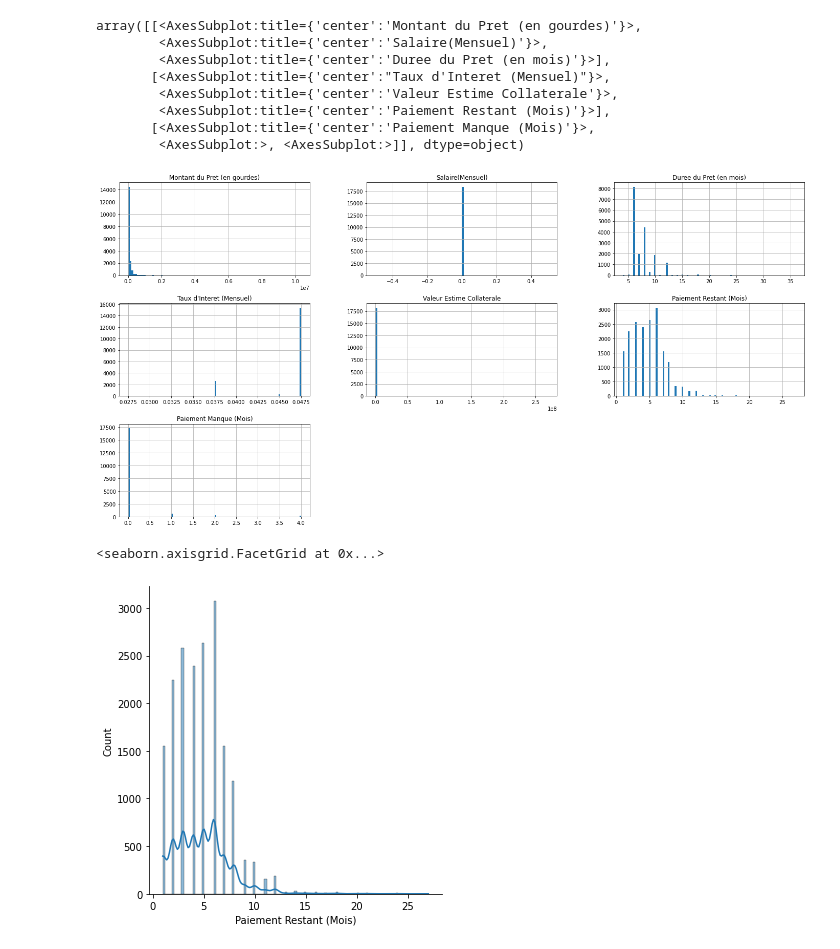
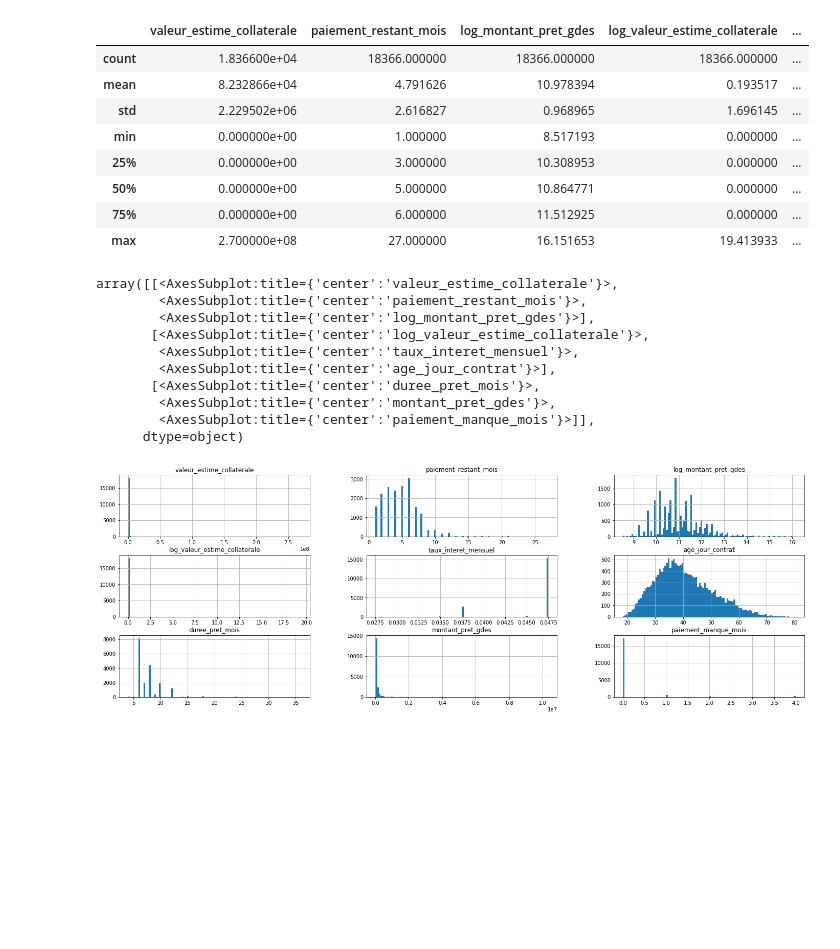
Before and after one commit to tipanverella/kiva-ayiti, a Jupyter notebook: acmeEDA.ipynb, the cells around one changed output. Saved outputs shown, nothing was run; the diff lists cells and outputs as text; code cells hidden in the pictures; blank space fills up the shorter version.

```diff
--- a/acmeEDA.ipynb
+++ b/acmeEDA.ipynb
@@ -42,0 +29,30 @@ dfacme.select_dtypes(include=['float64', 'int64']).describe()
+# %%
+dfacme.columns = [
+    'date_naissance',
+    'departement_naissance',
+    'ville_naissance',
+    'quartier_naissance',
+    'status_marital',
+    'genre',
+    'departement_activite',
+    'ville_activite',
+    'zone_activite',
+    'status_pret',
+    'date_contrat',
+    'montant_pret_gdes',
+    'secteur_pret',
+    'salarie',
+    'salaire_mensuel',
+    'niveau_education',
+    'but_du_pret',
+    'duree_pret_mois',
+    'taux_interet_mensuel',
+    'collaterale_type',
+    'valeur_estime_collaterale',
+    'paiement_restant_mois',
+    'paiement_manque_mois'
+]
+dfacme['age_jour_contrat'] = (dfacme['date_contrat'] - dfacme['date_naissance'])/ timedelta64(1, 'Y')
+dfacme['log_montant_pret_gdes'] = nplog(dfacme['montant_pret_gdes'])
+dfacme['log_valeur_estime_collaterale'] = nplog(1 + dfacme['valeur_estime_collaterale'])
+dfacme.sample(5).T
@@ -43,17 +77,35 @@ dfacme.select_dtypes(include=['float64', 'int64']).describe()
+# %%
+categorical_features = [_ for _ in dfacme.columns if dfacme[_].dtype == 'O']
+date_features = [_ for _ in dfacme.columns if dfacme[_].dtype == '<M8[ns]']
+numerical_features = list(
+    set(dfacme.columns)
+    - set(['paiement_manque_mois'])
+    - (set(categorical_features).union(set(date_features)))
+)
+# %%
+nfs = dfacme[numerical_features].describe().loc['std']
+dfacme[numerical_features].describe()
+# %% [output]
+|  | valeur_estime_collaterale | paiement_restant_mois | log_montant_pret_gdes | log_valeur_estime_collaterale | ... |
+| count | 1.836600e+04 | 18366.000000 | 18366.000000 | 18366.000000 | ... |
+| mean | 8.232866e+04 | 4.791626 | 10.978394 | 0.193517 | ... |
+| std | 2.229502e+06 | 2.616827 | 0.968965 | 1.696145 | ... |
+| min | 0.000000e+00 | 1.000000 | 8.517193 | 0.000000 | ... |
+| 25% | 0.000000e+00 | 3.000000 | 10.308953 | 0.000000 | ... |
+| 50% | 0.000000e+00 | 5.000000 | 10.864771 | 0.000000 | ... |
+| 75% | 0.000000e+00 | 6.000000 | 11.512925 | 0.000000 | ... |
+| max | 2.700000e+08 | 27.000000 | 16.151653 | 19.413933 | ... |
 # %%
-dfacme.select_dtypes(include=['float64', 'int64']).hist(bins=100, figsize=(24,12))
+dfacme[list(nfs[nfs>0].index)+['paiement_manque_mois']].hist(bins=100, figsize=(24,8))
 # %% [output]
-array([[<AxesSubplot:title={'center':'Montant du Pret (en gourdes)'}>,
-        <AxesSubplot:title={'center':'Salaire(Mensuel)'}>,
-        <AxesSubplot:title={'center':'Duree du Pret (en mois)'}>],
-       [<AxesSubplot:title={'center':"Taux d'Interet (Mensuel)"}>,
-        <AxesSubplot:title={'center':'Valeur Estime Collaterale'}>,
-        <AxesSubplot:title={'center':'Paiement Restant (Mois)'}>],
-       [<AxesSubplot:title={'center':'Paiement Manque (Mois)'}>,
-        <AxesSubplot:>, <AxesSubplot:>]], dtype=object)
+array([[<AxesSubplot:title={'center':'valeur_estime_collaterale'}>,
+        <AxesSubplot:title={'center':'paiement_restant_mois'}>,
+        <AxesSubplot:title={'center':'log_montant_pret_gdes'}>],
+       [<AxesSubplot:title={'center':'log_valeur_estime_collaterale'}>,
+        <AxesSubplot:title={'center':'taux_interet_mensuel'}>,
+        <AxesSubplot:title={'center':'age_jour_contrat'}>],
+       [<AxesSubplot:title={'center':'duree_pret_mois'}>,
+        <AxesSubplot:title={'center':'montant_pret_gdes'}>,
+        <AxesSubplot:title={'center':'paiement_manque_mois'}>]],
+      dtype=object)
-[figure, old version]
+[figure, new version]
-# %%
-sns.displot(data=dfacme, x="Paiement Restant (Mois)", kde=True)
-# %% [output]
-<seaborn.axisgrid.FacetGrid at 0x...>
-[figure, removed]
```
Also changed, not shown: parts of 11 cells of this notebook, 1 other file.
